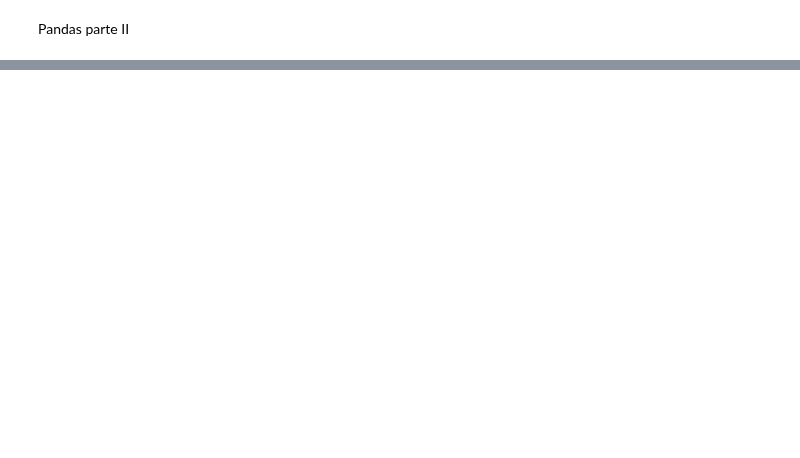
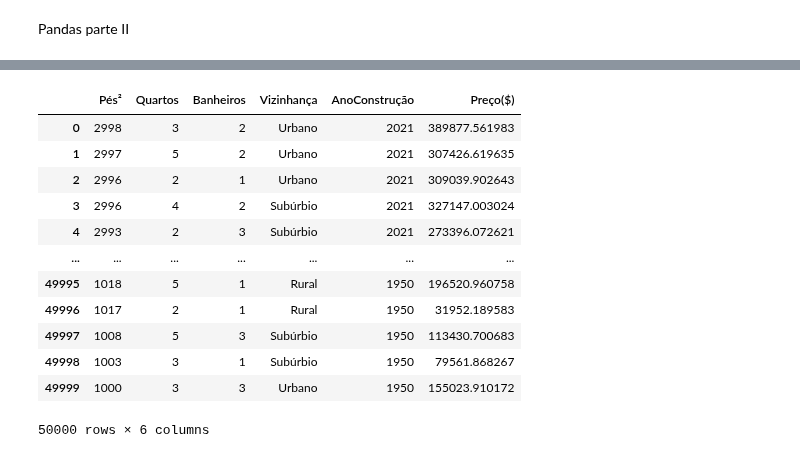
Before and after one commit to gamrodrigues/Coder, a Jupyter notebook: Aula 10.ipynb, the cells around one changed output, grey strips where cells are left out. Saved outputs shown, nothing was run; the diff lists cells and outputs as text; code cells hidden in the pictures; blank space fills up the shorter version.

```diff
--- a/Aula 10.ipynb
+++ b/Aula 10.ipynb
@@ -60,2 +192,20 @@ casas.sort_values('AnoConstrução')
+# %%
+#Ordenação
+casas_ordenado=casas.sort_values(['Preço($)']).sort_values(['AnoConstrução','Pés²'], ascending=False).reset_index(drop=True).copy()
+casas_ordenado
+# %% [output]
+|  | Pés² | Quartos | Banheiros | Vizinhança | AnoConstrução | Preço($) |
+| 0 | 2998 | 3 | 2 | Urbano | 2021 | 389877.561983 |
+| 1 | 2997 | 5 | 2 | Urbano | 2021 | 307426.619635 |
+| 2 | 2996 | 2 | 1 | Urbano | 2021 | 309039.902643 |
+| 3 | 2996 | 4 | 2 | Subúrbio | 2021 | 327147.003024 |
+| 4 | 2993 | 2 | 3 | Subúrbio | 2021 | 273396.072621 |
+| ... | ... | ... | ... | ... | ... | ... |
+| 49995 | 1018 | 5 | 1 | Rural | 1950 | 196520.960758 |
+| 49996 | 1017 | 2 | 1 | Rural | 1950 | 31952.189583 |
+| 49997 | 1008 | 5 | 3 | Subúrbio | 1950 | 113430.700683 |
+| 49998 | 1003 | 3 | 1 | Subúrbio | 1950 | 79561.868267 |
+| 49999 | 1000 | 3 | 3 | Urbano | 1950 | 155023.910172 |
+50000 rows × 6 columns
 # %%
 casas.sort_values('AnoConstrução', ascending=False)
```
Also changed, not shown: parts of 26 cells of this notebook, 3 other files.
